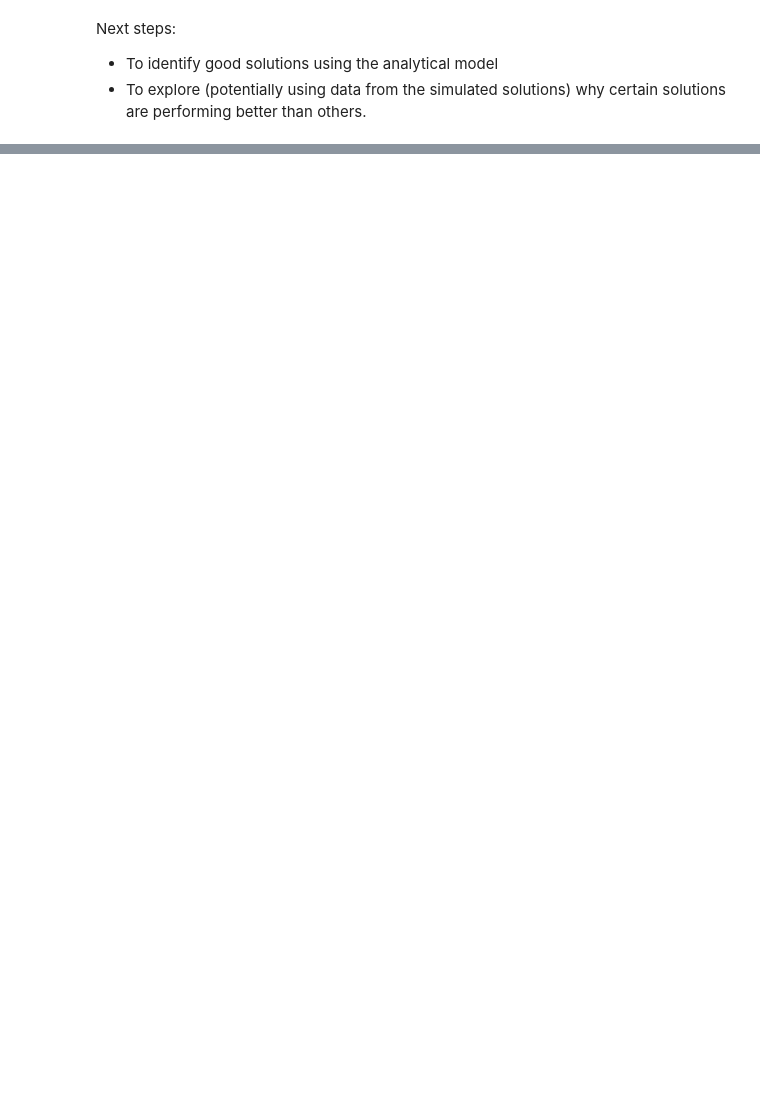
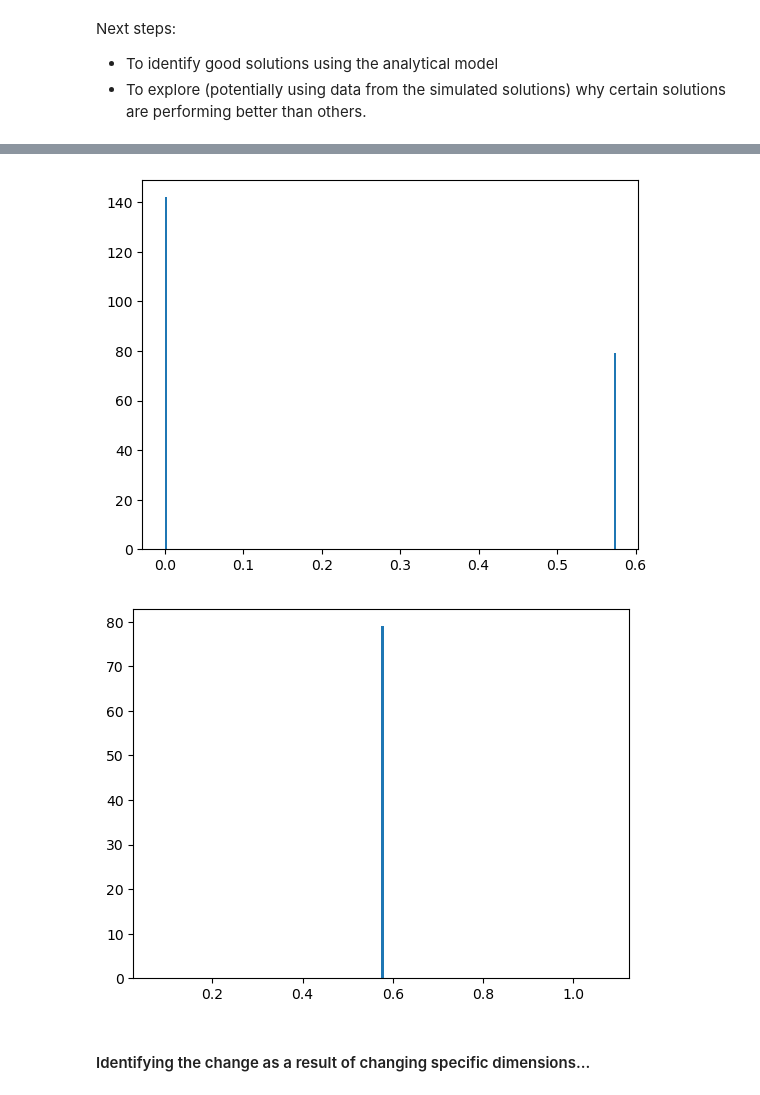
Before and after one commit to grahamburgess3/homeless_services, a Jupyter notebook: 03_simulation_optimisation.ipynb, the cells around one changed output, grey strips where cells are left out. Cells and saved outputs as stored; diff of their text form; code cells hidden in the pictures; blank space fills up the shorter version.

```diff
--- a/03_simulation_optimisation.ipynb
+++ b/03_simulation_optimisation.ipynb
@@ -116,0 +250,25 @@ Next steps:
+# %%
+# Two distinct 'types' of output
+plt.hist(outputs,200)
+plt.show()
+
+# split out the different two types and sum the housing and shelter of the five yrs for each one
+out_good = [(sum(sols[i]['housing']),sum(sols[i]['shelter'])) for i in range(len(outputs)) if outputs[i]<0.1]
+out_bad = [(sum(sols[i]['housing']),sum(sols[i]['shelter'])) for i in range(len(outputs)) if outputs[i]>=0.1]
+
+# split out the different two types and sum yr 1 for each type
+out_good = [sols[i]['housing'][0]+sols[i]['shelter'][0] for i in range(len(outputs)) if outputs[i]<0.1]
+out_bad = [sols[i]['housing'][0]+sols[i]['shelter'][0] for i in range(len(outputs)) if outputs[i]>=0.1]
+
+# split out the different two types and return output
+out_good = [outputs[i] for i in range(len(outputs)) if outputs[i]<0.1]
+out_bad = [outputs[i] for i in range(len(outputs)) if outputs[i]>=0.1]
+
+# plot just the bad ones
+plt.hist(out_bad,200)
+plt.show()
+# %% [output]
+[figure, added]
+[figure, added]
+# %% [markdown]
+#### Identifying the change as a result of changing specific dimensions...
```
Also changed, not shown: parts of 14 cells of this notebook, 3 other files.
